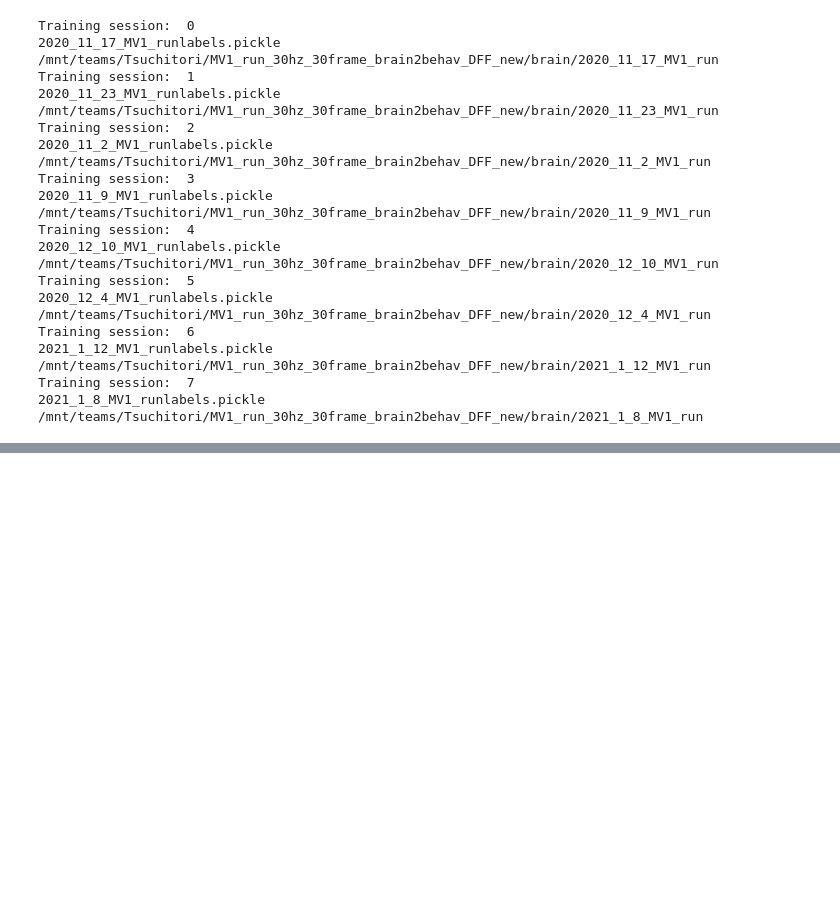
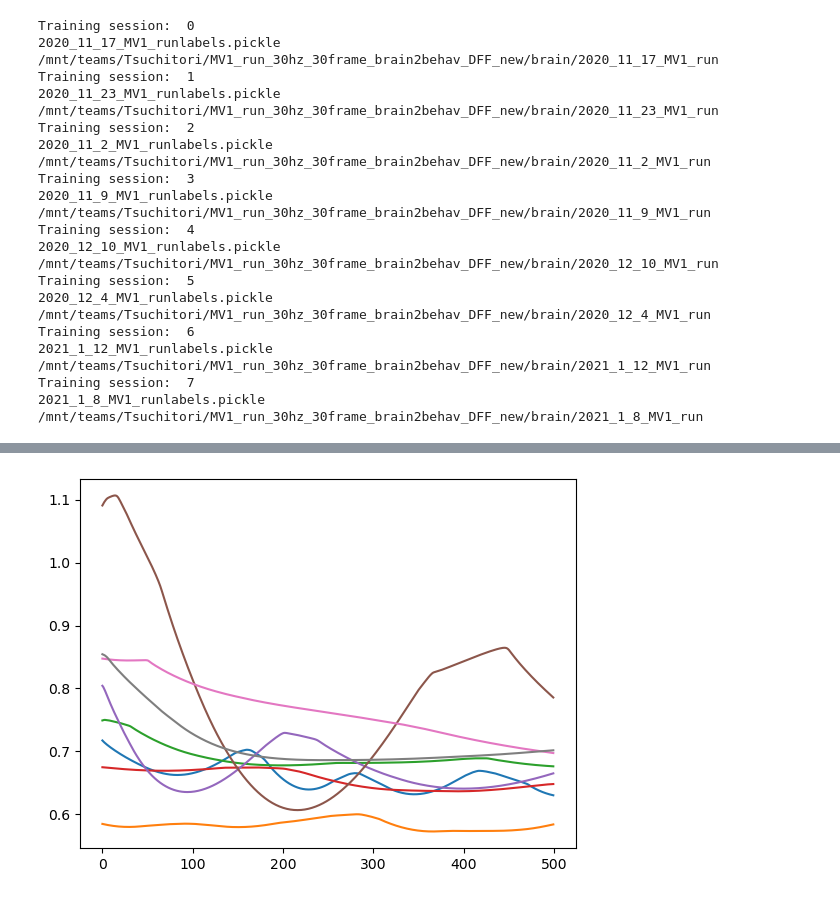
Before and after one commit to Tsuchijo/CEBRA-training, a Jupyter notebook: train_classifier.ipynb, the cells around one changed output, grey strips where cells are left out. Saved outputs shown, nothing was run; the diff lists cells and outputs as text; code cells hidden in the pictures; blank space fills up the shorter version.

```diff
--- a/train_classifier.ipynb
+++ b/train_classifier.ipynb
@@ -278,0 +242,62 @@ plot_confusion_matrix(confusion, ['Still', 'Sniffing', 'Running', 'Grooming'])
+# %%
+# Doing a training run based of off move / nomove labels
+# create binary classifiers
+
+solver = torch.load('models/cebra_model_complete.pt').to(device)
+model_group = solver.model.eval()
+prototype = nn.Sequential(nn.Linear(8,8), nn.GELU(), nn.Linear(8,8), nn.GELU(), nn.Linear(8, 2))
+classifiers_binary = nn.ModuleList([prototype for i in range(len(model_group))]).to(device)
+criterion = nn.CrossEntropyLoss()
+optimizer = torch.optim.Adam(classifiers_binary.parameters(), lr=0.000001)
+
+loss_total = []
+valid_loss_total = []
+for i in range(len(label_paths)):
+    print('Training session: ', i)
+    print (label_paths[i] + ' ' + neural_data_paths[i])
+
+    # create and empty dict for the labels
+    labels = {}
+
+    # load the data
+    data, names = import_data(neural_data_paths[i], lambda x: x, min = 0, max = 0.8)
+    validation_data, validation_names  = import_data(neural_data_paths[i], lambda x: x, min = 0.8, max = 1)
+
+    for name in names:
+        if name.split('_')[0] == 'move':
+            labels[name] = np.array([1,0])
+        else:
+            labels[name] = np.array([0,1])
+    for name in validation_names:
+        if name.split('_')[0] == 'move':
+            labels[name] = np.array([1,0])
+        else:
+            labels[name] = np.array([0,1])
+
+    print('Generating embeddings')
+    # generate embeddings
+    embeddings = []
+    for vid in data:
+        single_embeddings = generate_CEBRA_embeddings(model_group, vid, i, offset = (2,3))
+        embeddings.append(single_embeddings)
+
+    validation_embeddings = []
+    for vid in validation_data:
+        single_embeddings = generate_CEBRA_embeddings(model_group, vid, i, offset = (2,3))
+        validation_embeddings.append(single_embeddings)
+
+    loss = []
+    valid_loss = []
+    for epoch in range(500):
+        loss.append(single_epoch(embeddings, names, labels, classifiers_binary, criterion, optimizer, i, size=2))
+        valid_loss.append(validation_run(validation_embeddings, validation_names, labels, classifiers_binary, criterion, i, size=2))
+        print('Epoch: ', epoch, ' Loss: ', loss[-1], ' Validation Loss: ', valid_loss[-1])
+    loss_total.append(loss)
+    valid_loss_total.append(valid_loss)
+
+# plot all the losses
+for i in range(len(loss_total)):
+    plt.plot(valid_loss_total[i])
+
+torch.save(classifiers_binary, 'models/cebra_classifier_binary_complete.pt')
+# %% [output]
@@ -278,0 +321 @@ plot_confusion_matrix(confusion, ['Still', 'Sniffing', 'Running', 'Grooming'])
+[figure, added]
```
Also changed, not shown: parts of 19 cells of this notebook, 8 other files.
